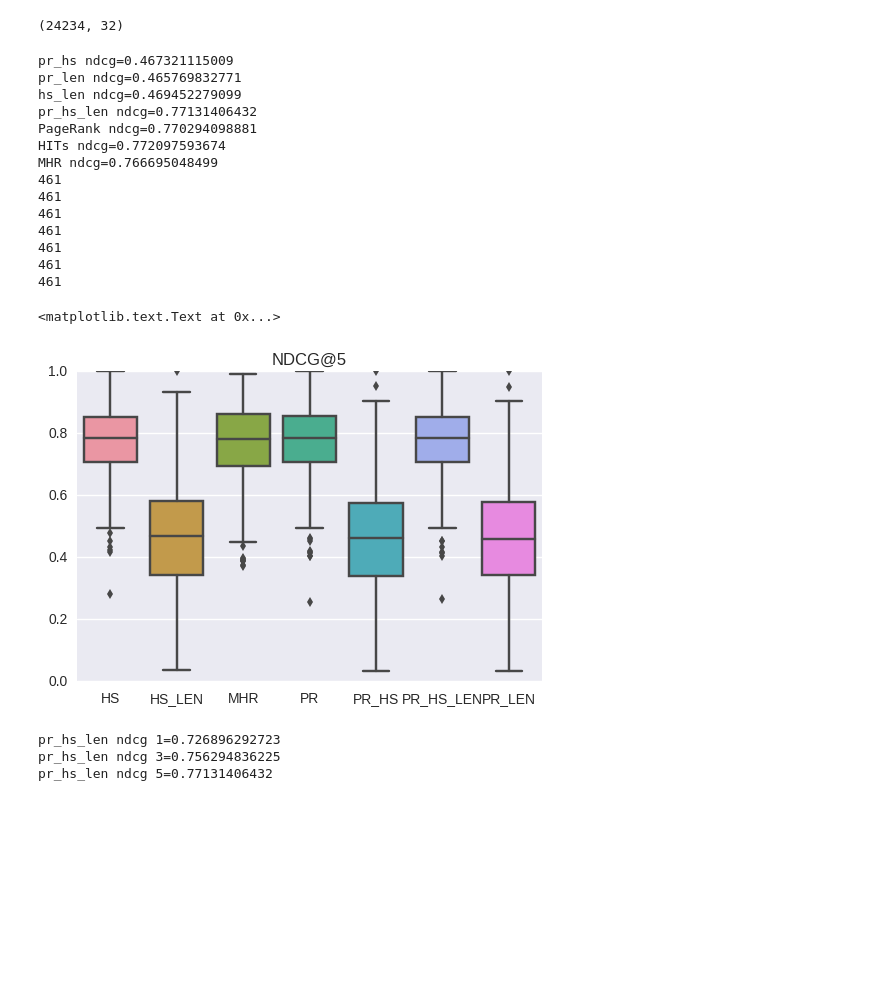
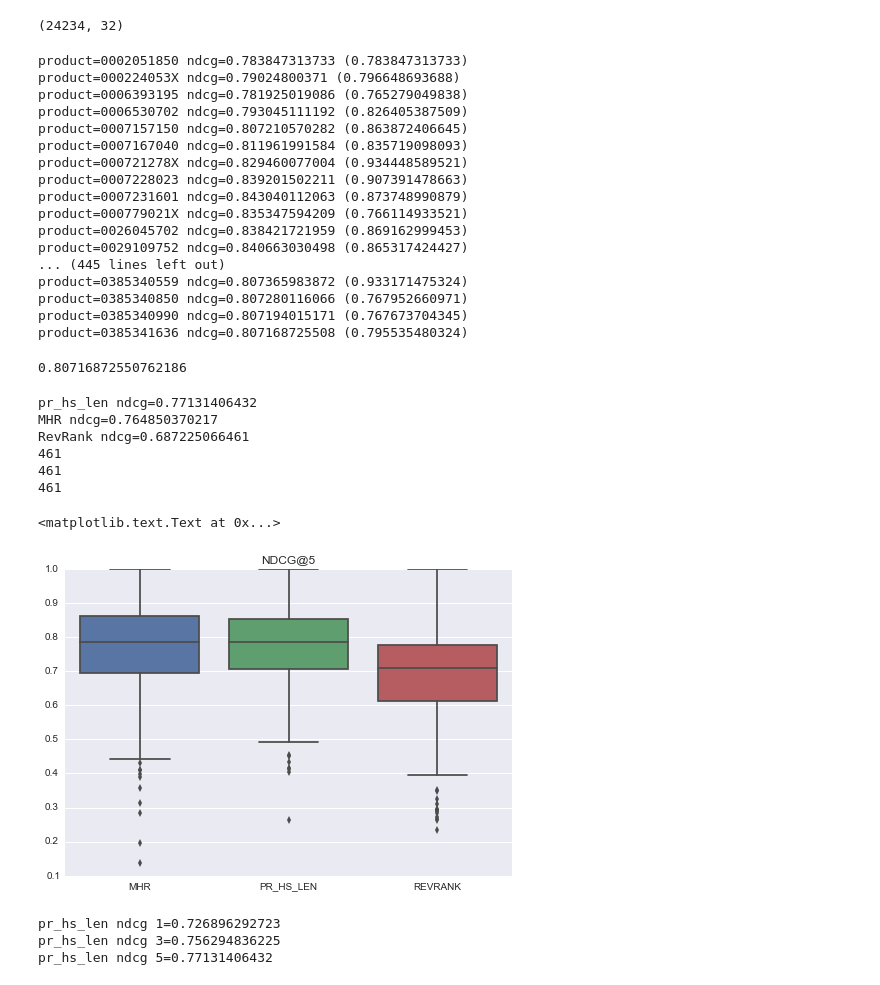
Before and after one commit to vwoloszyn/MRR, a Jupyter notebook: PR_HS_LEN_combined_book.ipynb, the cells around one changed output. Drawn from its saved outputs; the diff is of its cells as text; code cells hidden in the pictures; blank space fills up the shorter version.

```diff
--- a/PR_HS_LEN_combined_book.ipynb
+++ b/PR_HS_LEN_combined_book.ipynb
@@ -93,3 +94,23 @@ def tot(x):
 
 reviews_features['helpfulness']=reviews_features.apply(helpf,axis=1)
 reviews_features['tot']=reviews_features.apply(tot,axis=1)
+
+reviews_features,ndcg_mhr = mhr.executeFromDf(reviews_features)
+# %% [output]
+product=0002051850 ndcg=0.783847313733 (0.783847313733)
+product=000224053X ndcg=0.79024800371 (0.796648693688)
+product=0006393195 ndcg=0.781925019086 (0.765279049838)
+product=0006530702 ndcg=0.793045111192 (0.826405387509)
+product=0007157150 ndcg=0.807210570282 (0.863872406645)
+product=0007167040 ndcg=0.811961991584 (0.835719098093)
+product=000721278X ndcg=0.829460077004 (0.934448589521)
+product=0007228023 ndcg=0.839201502211 (0.907391478663)
+product=0007231601 ndcg=0.843040112063 (0.873748990879)
+product=000779021X ndcg=0.835347594209 (0.766114933521)
+product=0026045702 ndcg=0.838421721959 (0.869162999453)
+product=0029109752 ndcg=0.840663030498 (0.865317424427)
+... (445 lines left out)
+product=0385340559 ndcg=0.807365983872 (0.933171475324)
+product=0385340850 ndcg=0.807280116066 (0.767952660971)
+product=0385340990 ndcg=0.807194015171 (0.767673704345)
+product=0385341636 ndcg=0.807168725508 (0.795535480324)
@@ -98,48 +117,44 @@ reviews_features['tot']=reviews_features.apply(tot,axis=1)
+# %%
+np.mean(ndcg_mhrs)
+# %% [output]
+0.80716872550762186
 # %%
 import seaborn as sns
 k=5
 
 ndcg_pr_hs_len=ndcg.calc_ndcg(reviews_features,'pr_hs_len',k)
 corr_pr_hs_len=ndcg.calc_corr(reviews_features,'pr_hs_len')
 print ("pr_hs_len ndcg="+str(np.mean(ndcg_pr_hs_len)))
 
-ndcg_mhr=ndcg.calc_ndcg(reviews_features,'powerWithStar',k)
+#ndcg_mhr=ndcg.calc_ndcg(reviews_features,'powerWithStar',k)
 corr_mhr=ndcg.calc_corr(reviews_features,'powerWithStar')
 print ("MHR ndcg="+str(np.mean(ndcg_mhr)))
 
 ndcg_revRank=ndcg.calc_ndcg(reviews_features,'revRank',k)
 corr_revRank=ndcg.calc_corr(reviews_features,'revRank')
 print ("RevRank ndcg="+str(np.mean(ndcg_revRank)))
 
 print (len(ndcg_pr_hs_len))
 print (len(ndcg_mhr))
 print (len(ndcg_revRank))
 
 tip={}
 tip['PR_HS_LEN']=ndcg_pr_hs_len
 tip['MHR']=ndcg_mhr
 tip['REVRANK']=ndcg_revRank
 df = pd.DataFrame(tip)
 ax = sns.boxplot(data=df)
 #ax = sns.swarmplot(data=df, color=".25")
 ax.set_title('NDCG@'+str(k))
 # %% [output]
-pr_hs ndcg=0.467321115009
-pr_len ndcg=0.465769832771
-hs_len ndcg=0.469452279099
 pr_hs_len ndcg=0.77131406432
-PageRank ndcg=0.770294098881
-HITs ndcg=0.772097593674
-MHR ndcg=0.766695048499
+MHR ndcg=0.764850370217
+RevRank ndcg=0.687225066461
 461
 461
 461
-461
-461
-461
-461
 <matplotlib.text.Text at 0x...>
-[figure, old version]
+[figure, new version]
 # %%
 ndcg_pr_hs_len=ndcg.calc_ndcg(reviews_features,'pr_hs_len',1)
 print ("pr_hs_len ndcg 1="+str(np.mean(ndcg_pr_hs_len)))
```
Also changed, not shown: parts of 4 cells of this notebook, 4 other files.
